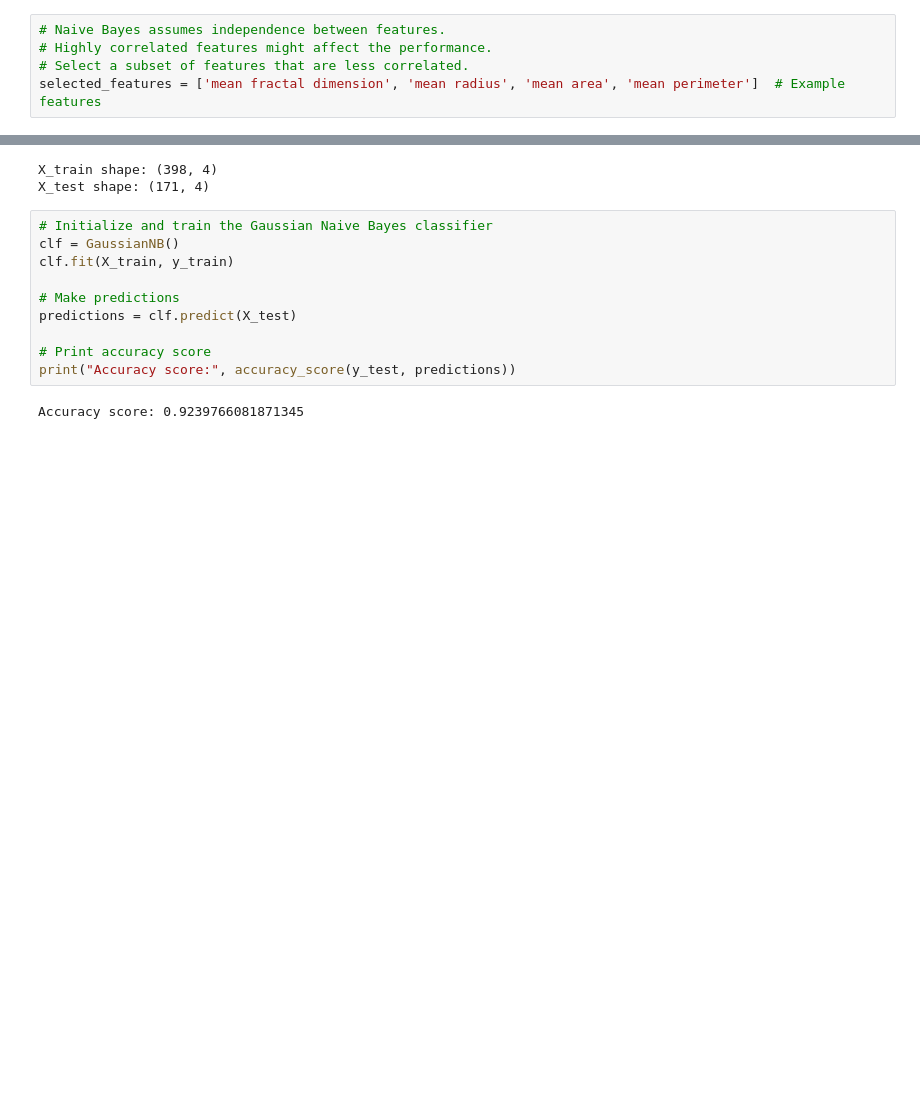
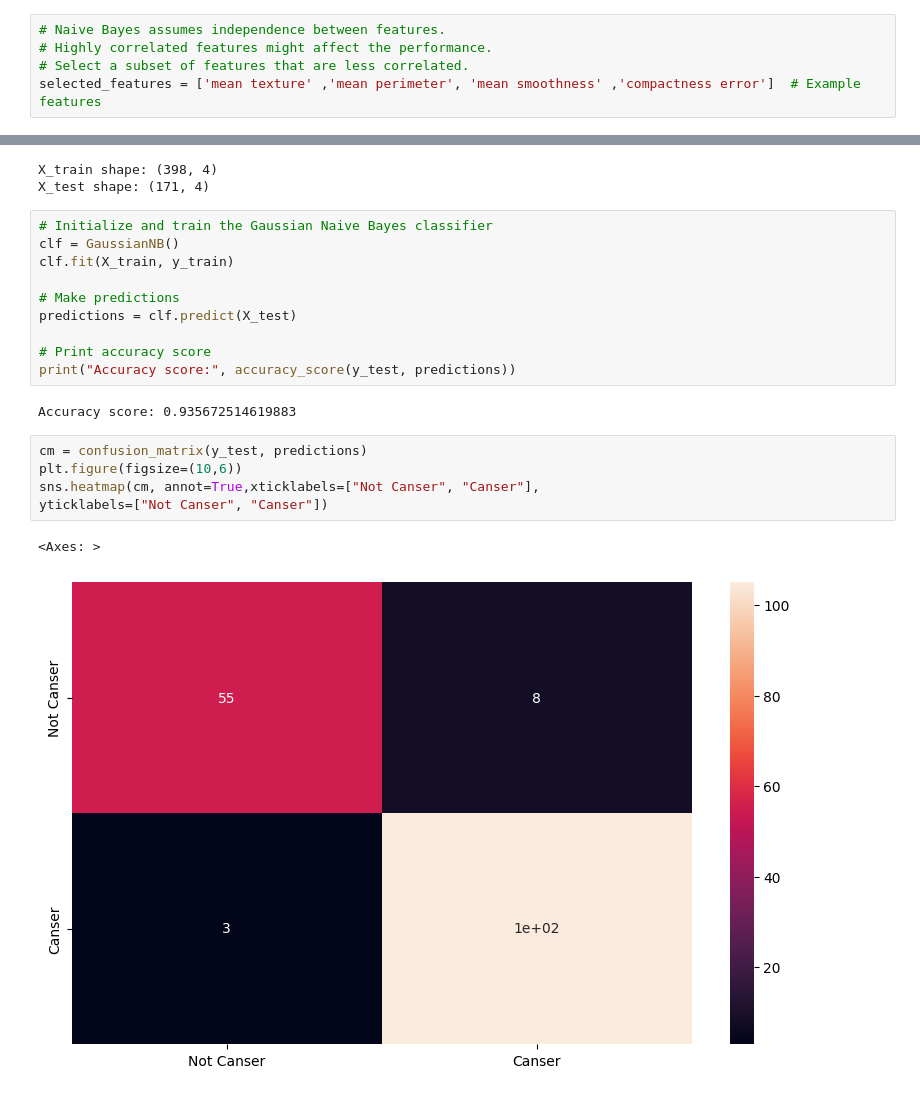
Before and after one commit to beriaacan/Machine-Learning, a Jupyter notebook: Application of Gaussian Naive Bayes/Application_of_Gaussian_Naive_Bayes.ipynb, the cells around one changed output, grey strips where cells are left out. Cells and saved outputs as stored; diff of their text form; blank space fills up the shorter version.

```diff
--- a/Application of Gaussian Naive Bayes/Application_of_Gaussian_Naive_Bayes.ipynb
+++ b/Application of Gaussian Naive Bayes/Application_of_Gaussian_Naive_Bayes.ipynb
@@ -172,7 +208,7 @@ Therefore, while it's technically possible to use all features, it's often benef
 # Naive Bayes assumes independence between features.
 # Highly correlated features might affect the performance.
 # Select a subset of features that are less correlated.
-selected_features = ['mean fractal dimension', 'mean radius', 'mean area', 'mean perimeter']  # Example features
+selected_features = ['mean texture' ,'mean perimeter', 'mean smoothness' ,'compactness error']  # Example features
 # %%
 df_cancer.info()
 # %% [output]
@@ -216,4 +252,12 @@ predictions = clf.predict(X_test)
 # Print accuracy score
 print("Accuracy score:", accuracy_score(y_test, predictions))
 # %% [output]
-Accuracy score: 0.9239766081871345
+Accuracy score: 0.935672514619883
+# %%
+cm = confusion_matrix(y_test, predictions)
+plt.figure(figsize=(10,6))
+sns.heatmap(cm, annot=True,xticklabels=["Not Canser", "Canser"],
+yticklabels=["Not Canser", "Canser"])
+# %% [output]
+<Axes: >
+[figure, added]
```
Also changed, not shown: parts of 8 cells of this notebook.
